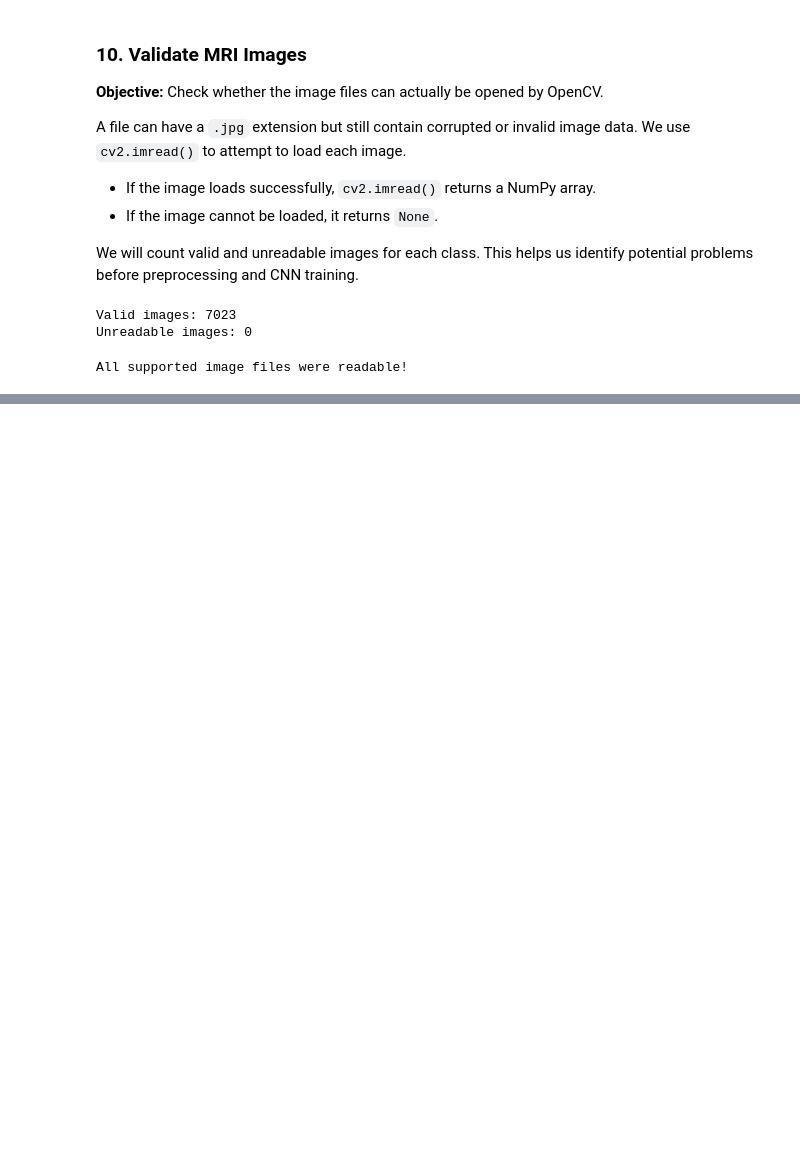
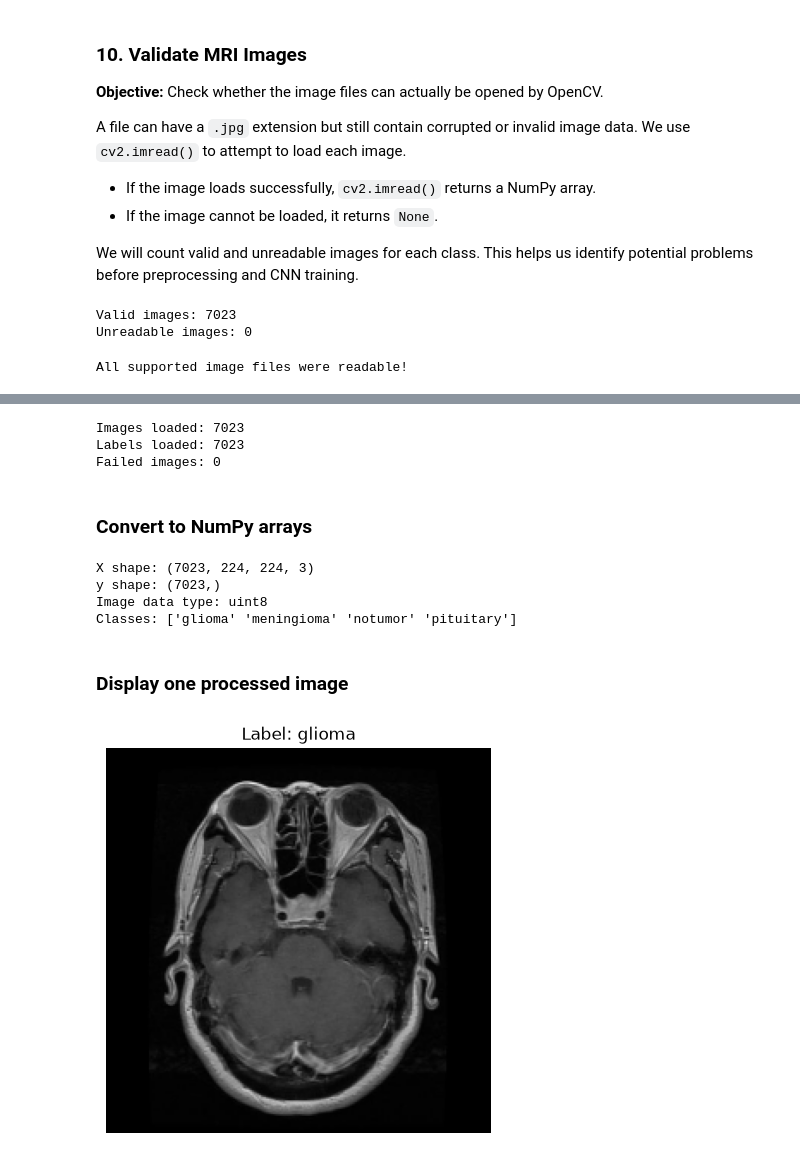
Before and after one commit to lahcen404/BrainScan-AI, a Jupyter notebook: notebooks/brainscan_eda.ipynb, the cells around one changed output, grey strips where cells are left out. Drawn from its saved outputs; the diff is of its cells as text; code cells hidden in the pictures; blank space fills up the shorter version.

Commit message:
convert images to Numpy arrays

```diff
--- a/notebooks/brainscan_eda.ipynb
+++ b/notebooks/brainscan_eda.ipynb
@@ -327,0 +340,66 @@ display(valid_counts)
+# %%
+IMAGE_SIZE = (224,224)
+
+VALID_EXTENSIONS = {".jpeg", ".jpg", ".bmp", ".png"}
+
+X = []
+y = []
+
+failed_images = []
+
+for class_name in classes:
+    class_dir = DATA_DIR / class_name
+
+    for file in sorted(class_dir.iterdir()):
+
+        if not file.is_file():
+            continue
+
+        if file.suffix.lower() not in VALID_EXTENSIONS:
+            continue
+
+        images = cv2.imread(str(file))
+
+        if image is None:
+            failed_images.append(str(file))
+            continue
+
+        image = cv2.resize(image,IMAGE_SIZE)
+
+        X.append(image)
+        y.append(class_name)
+
+print("Images loaded:", len(X))
+print("Labels loaded:", len(y))
+print("Failed images:", len(failed_images))
+# %% [output]
+Images loaded: 7023
+Labels loaded: 7023
+Failed images: 0
+# %% [markdown]
+### Convert to NumPy arrays
+# %%
+X = np.array(X,dtype=np.uint8)
+y = np.array(y)
+
+print("X shape:", X.shape)
+print("y shape:", y.shape)
+print("Image data type:", X.dtype)
+print("Classes:", np.unique(y))
+# %% [output]
+X shape: (7023, 224, 224, 3)
+y shape: (7023,)
+Image data type: uint8
+Classes: ['glioma' 'meningioma' 'notumor' 'pituitary']
+# %% [markdown]
+### Display one processed image
+# %%
+plt.figure(figsize=(5, 5))
+
+plt.imshow(cv2.cvtColor(X[0], cv2.COLOR_BGR2RGB))
+plt.title(f"Label: {y[0]}")
+plt.axis("off")
+
+plt.show()
+# %% [output]
+[figure, added]
```
Also changed, not shown: parts of 2 cells of this notebook.
